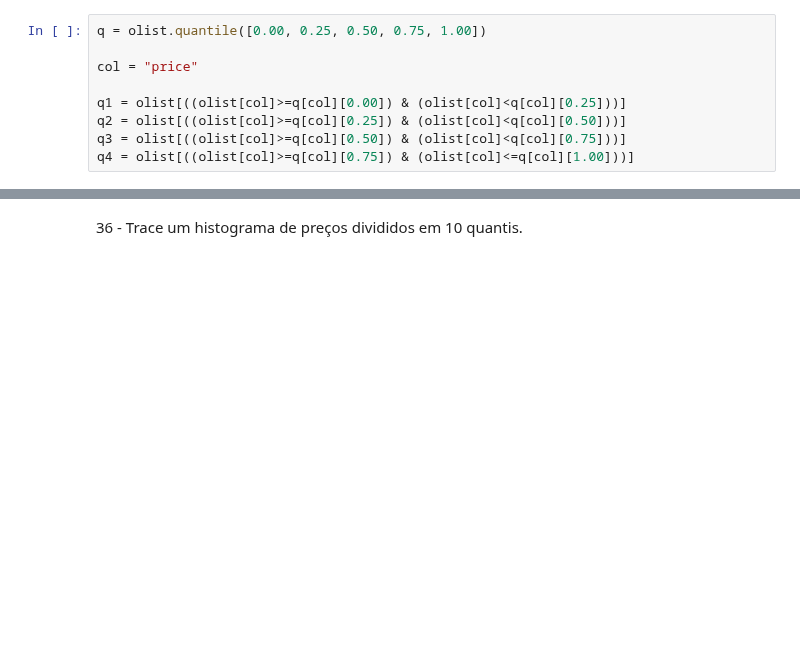
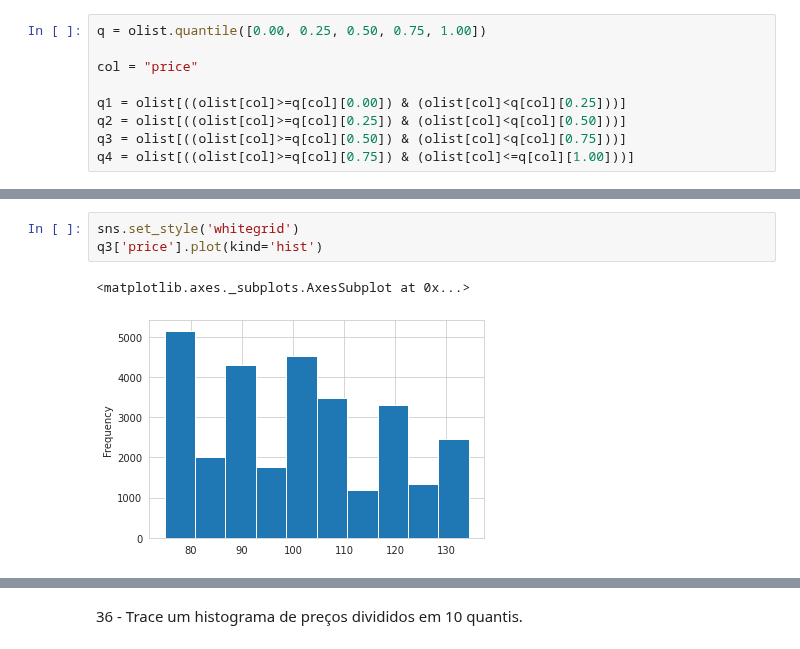
Before and after one commit to skillox1/PADSW06MDCD, a Jupyter notebook: Olist.ipynb, the cells around one changed output, grey strips where cells are left out. Saved outputs shown, nothing was run; the diff lists cells and outputs as text; blank space fills up the shorter version.

```diff
--- a/Olist.ipynb
+++ b/Olist.ipynb
@@ -645,0 +660,6 @@ print(type(q1))
+# %%
+sns.set_style('whitegrid')
+q3['price'].plot(kind='hist')
+# %% [output]
+<matplotlib.axes._subplots.AxesSubplot at 0x...>
+[figure, added]
```
Also changed, not shown: parts of 6 cells of this notebook.
